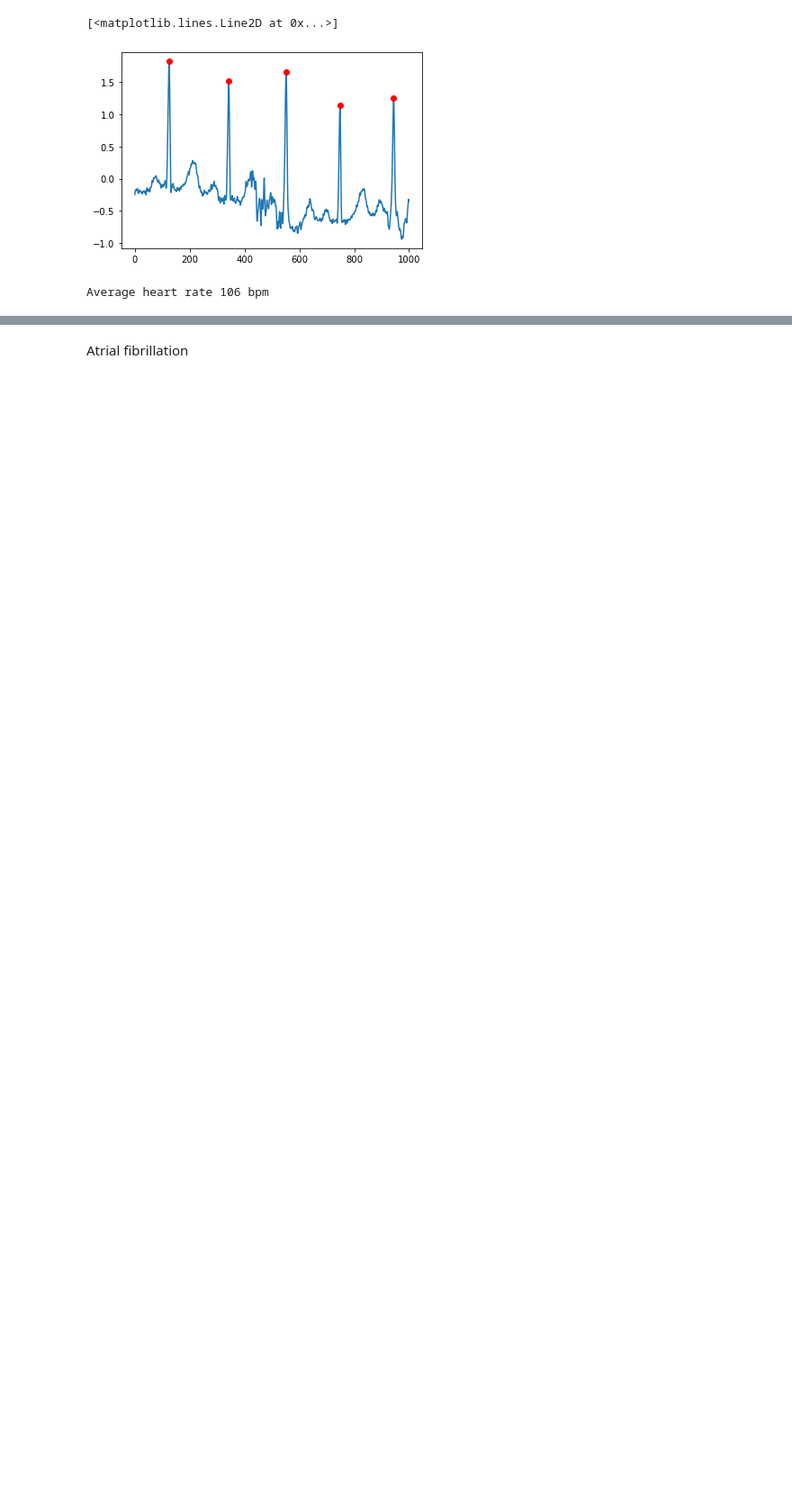
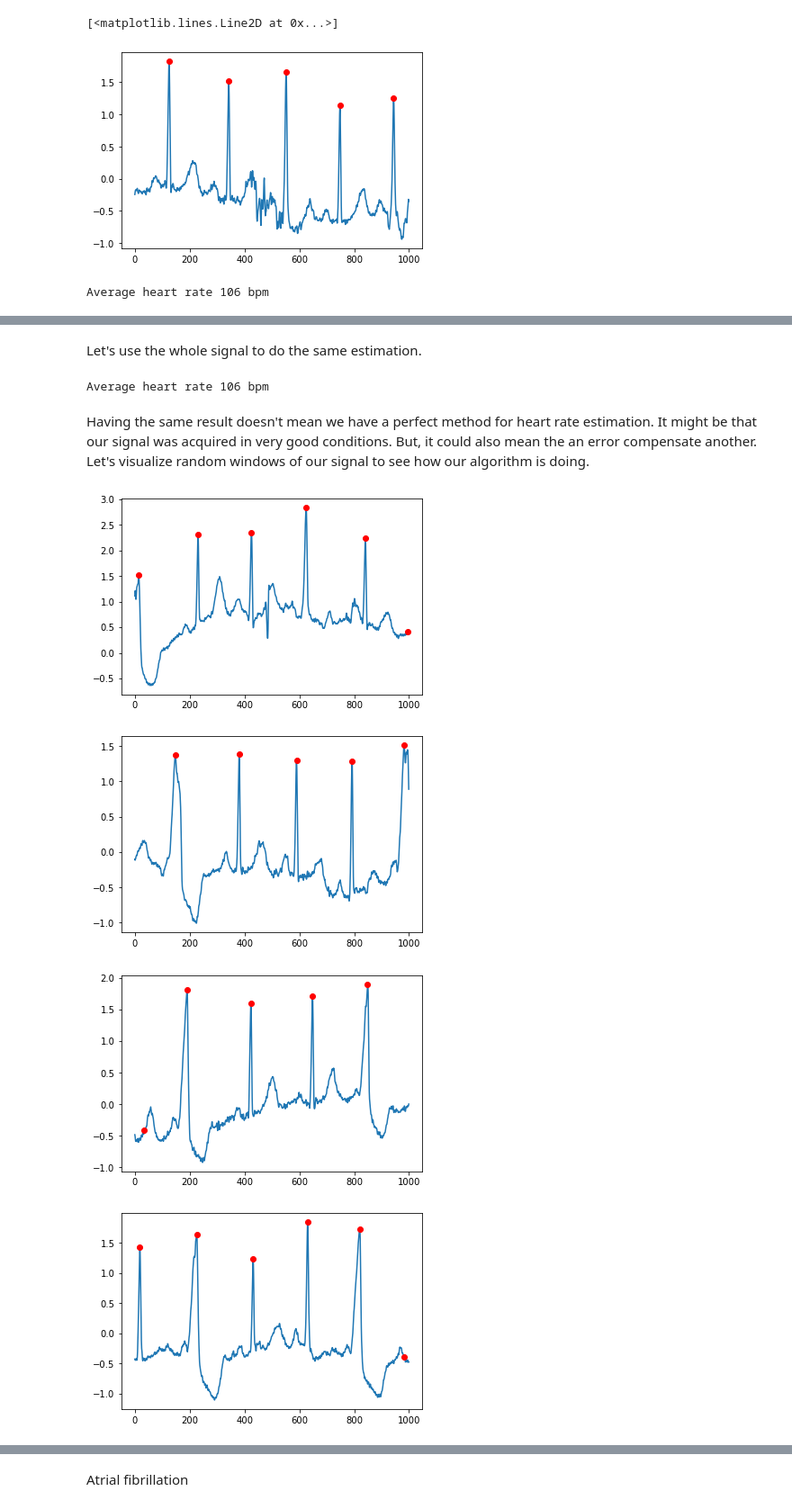
Before and after one commit to krejiba/heart-rate-estimation, a Jupyter notebook: ecg.ipynb, the cells around one changed output, grey strips where cells are left out. Shown: that part at 90% size. Cells and saved outputs as stored; diff of their text form; code cells hidden in the pictures; blank space fills up the shorter version.

```diff
--- a/ecg.ipynb
+++ b/ecg.ipynb
@@ -88,0 +100,22 @@ Average heart rate 106 bpm
+# %% [markdown]
+Let's use the whole signal to do the same estimation.
+# %%
+r_peaks, _ = find_peaks(ecg_whole, distance = 150)
+print('Average heart rate {:.0f} bpm'.format(np.mean(60/np.diff(r_peaks/fs))))
+# %% [output]
+Average heart rate 106 bpm
+# %% [markdown]
+Having the same result doesn't mean we have a perfect method for heart rate estimation. It might be that our signal was acquired in very good conditions. But, it could also mean the an error compensate another. Let's visualize random windows of our signal to see how our algorithm is doing.
+# %%
+for l in range(10):
+    length = 1000
+    start = np.random.randint(len(ecg_whole)-length)
+    r_peaks, _ = find_peaks(ecg_whole[start:start+length], distance = 150)
+    plt.plot(ecg_whole[start:start+length])
+    plt.plot(r_peaks, ecg_whole[start:start+length][r_peaks], 'ro')
+    plt.show()
+# %% [output]
+[figure, added]
+[figure, added]
+[figure, added]
+[figure, added]
```
Also changed, not shown: parts of 15 cells of this notebook, 2 other files.
